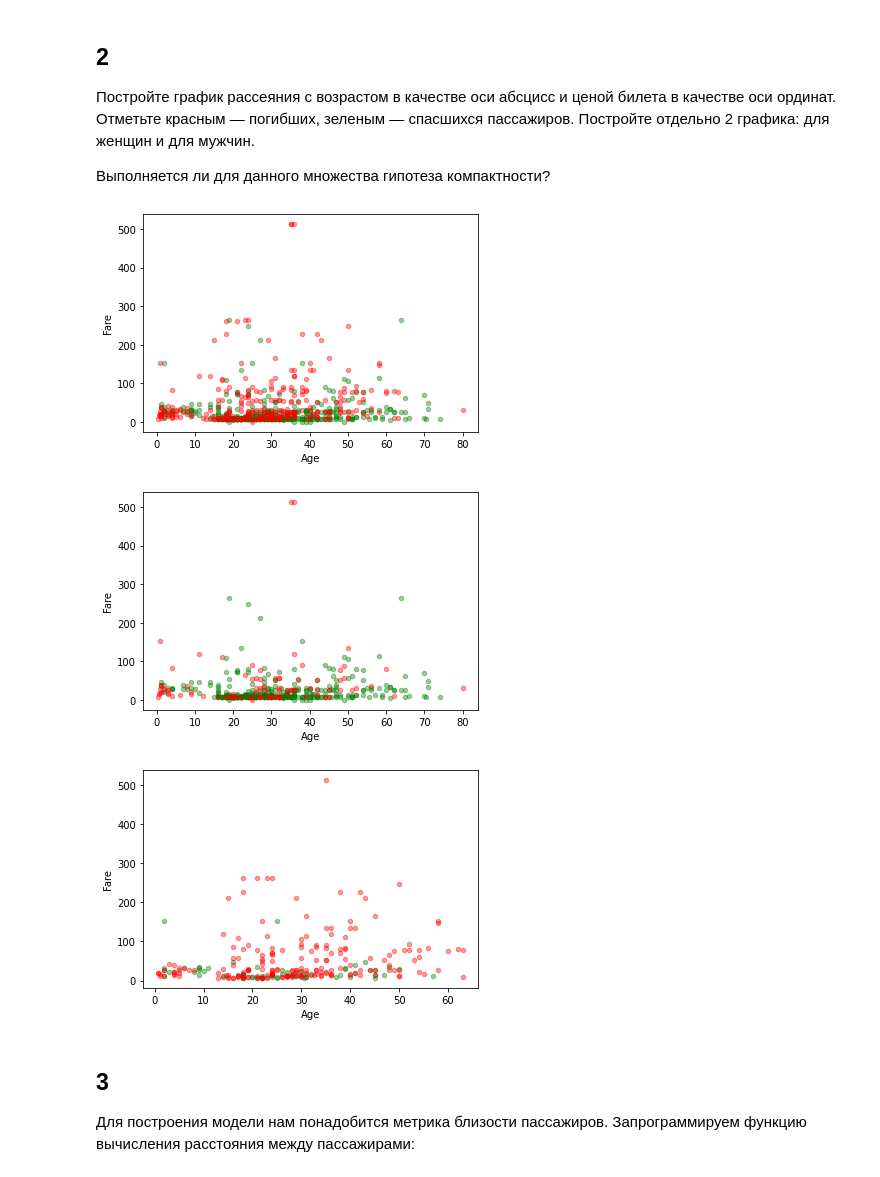
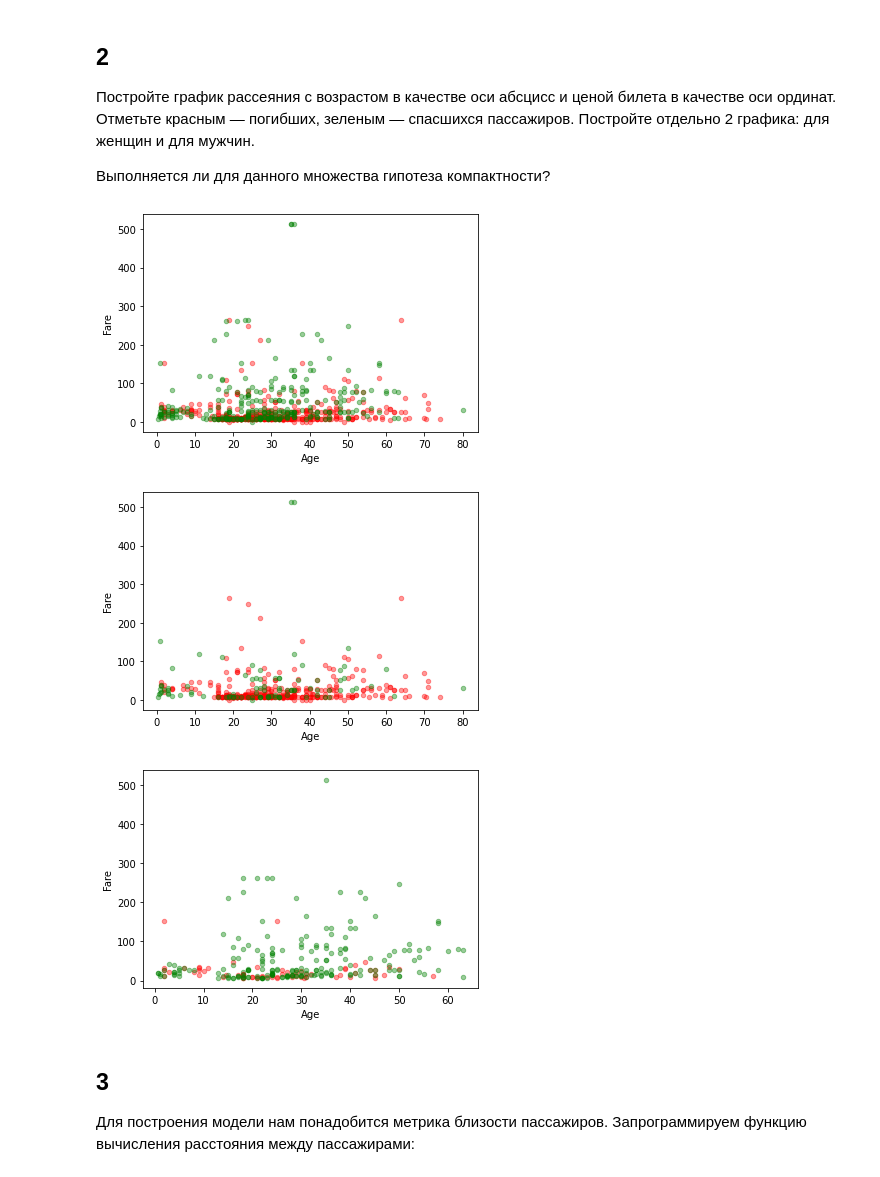
Before and after one commit to Debechelo/MachineLearning, a Jupyter notebook: lab_3/lab-3-knn-ru.ipynb, the cells around one changed output. Saved outputs shown, nothing was run; the diff lists cells and outputs as text; code cells hidden in the pictures.

```diff
--- a/lab_3/lab-3-knn-ru.ipynb
+++ b/lab_3/lab-3-knn-ru.ipynb
@@ -58,29 +58,29 @@ data.reset_index(drop=True)
 import matplotlib.pyplot as plt
 # %%
 fig, axes = plt.subplots()
-data.loc[data['Survived'] == 0].plot(x='Age',y='Fare',kind='scatter',color='green',ax=axes,alpha = 0.4)
-data.loc[data['Survived'] == 1].plot(x='Age',y='Fare',kind='scatter',color='red',ax=axes,alpha = 0.4)
+data.loc[data['Survived'] == 0].plot(x='Age',y='Fare',kind='scatter',color='red',ax=axes,alpha = 0.4)
+data.loc[data['Survived'] == 1].plot(x='Age',y='Fare',kind='scatter',color='green',ax=axes,alpha = 0.4)
 
 plt.show()
 # %% [output]
-[figure, old version]
+[figure, new version]
 # %%
 Men = data.loc[data['Sex'] == 'male', ['Survived', 'Age', 'Fare']]
 Women = data.loc[data['Sex'] == 'female', ['Survived', 'Age', 'Fare']]
 fig, axes = plt.subplots()
-Men.loc[Men['Survived'] == 0].plot(x='Age',y='Fare',kind='scatter',color='green',ax=axes,alpha = 0.4)
-Men.loc[Men['Survived'] == 1].plot(x='Age',y='Fare',kind='scatter',color='red',ax=axes,alpha = 0.4)
+Men.loc[Men['Survived'] == 0].plot(x='Age',y='Fare',kind='scatter',color='red',ax=axes,alpha = 0.4)
+Men.loc[Men['Survived'] == 1].plot(x='Age',y='Fare',kind='scatter',color='green',ax=axes,alpha = 0.4)
 
 plt.show()
 # %% [output]
-[figure, old version]
+[figure, new version]
 # %%
 fig, axes = plt.subplots()
-Women.loc[Women['Survived'] == 0].plot(x='Age',y='Fare',kind='scatter',color='green',ax=axes,alpha = 0.4)
-Women.loc[Women['Survived'] == 1].plot(x='Age',y='Fare',kind='scatter',color='red',ax=axes,alpha = 0.4)
+Women.loc[Women['Survived'] == 0].plot(x='Age',y='Fare',kind='scatter',color='red',ax=axes,alpha = 0.4)
+Women.loc[Women['Survived'] == 1].plot(x='Age',y='Fare',kind='scatter',color='green',ax=axes,alpha = 0.4)
 
 plt.show()
 # %% [output]
-[figure, old version]
+[figure, new version]
 # %%
 #гипотеза компактности не выполняется
```
Also changed, not shown: parts of 6 cells of this notebook.
